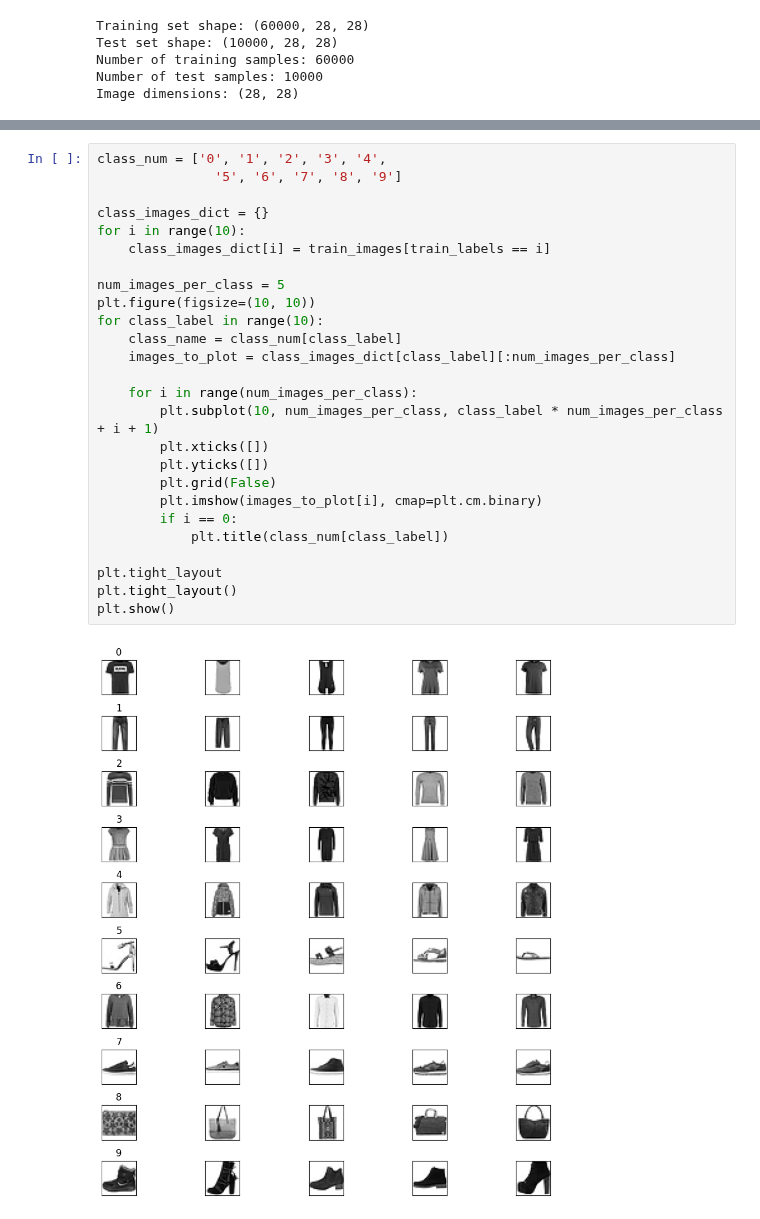
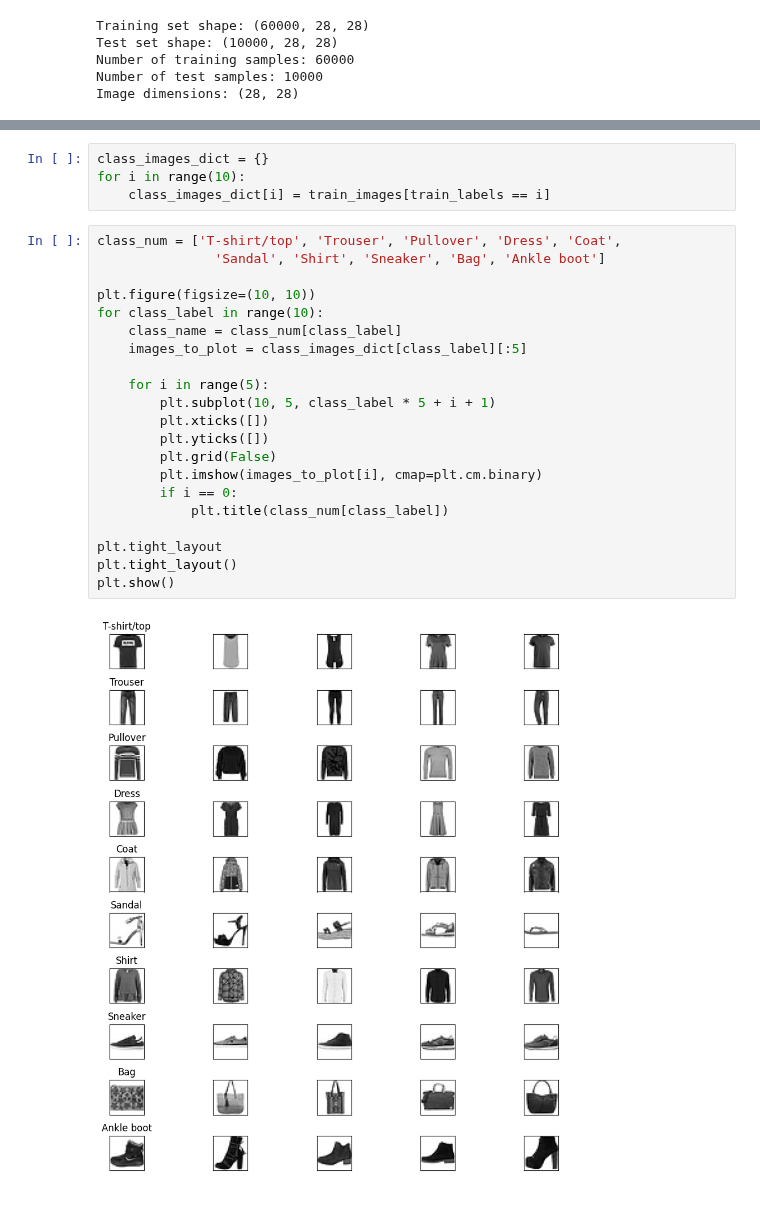
Before and after one commit to NavjotJabbal/gisma, a Jupyter notebook: exercises/machine-learning/neural-networks/deep_neural_networks.ipynb, the cells around one changed output, grey strips where cells are left out. Drawn from its saved outputs; the diff is of its cells as text.

```diff
--- a/exercises/machine-learning/neural-networks/deep_neural_networks.ipynb
+++ b/exercises/machine-learning/neural-networks/deep_neural_networks.ipynb
@@ -67,30 +48,29 @@ class_9_images = train_images[train_labels == 9]
+# %%
+class_images_dict = {}
+for i in range(10):
+    class_images_dict[i] = train_images[train_labels == i]
 # %%
-class_num = ['0', '1', '2', '3', '4',
-               '5', '6', '7', '8', '9']
+class_num = ['T-shirt/top', 'Trouser', 'Pullover', 'Dress', 'Coat',
+               'Sandal', 'Shirt', 'Sneaker', 'Bag', 'Ankle boot']
 
-class_images_dict = {}
-for i in range(10):
-    class_images_dict[i] = train_images[train_labels == i]
-
-num_images_per_class = 5
 plt.figure(figsize=(10, 10))
 for class_label in range(10):
     class_name = class_num[class_label]
-    images_to_plot = class_images_dict[class_label][:num_images_per_class]
+    images_to_plot = class_images_dict[class_label][:5]
 
-    for i in range(num_images_per_class):
-        plt.subplot(10, num_images_per_class, class_label * num_images_per_class + i + 1)
+    for i in range(5):
+        plt.subplot(10, 5, class_label * 5 + i + 1)
         plt.xticks([])
         plt.yticks([])
         plt.grid(False)
         plt.imshow(images_to_plot[i], cmap=plt.cm.binary)
         if i == 0:
             plt.title(class_num[class_label])
 
 plt.tight_layout
 plt.tight_layout()
 plt.show()
 # %% [output]
-[figure, old version]
+[figure, new version]
 # %%
 model = tf.keras.Sequential([
```
Also changed, not shown: parts of 8 cells of this notebook.
